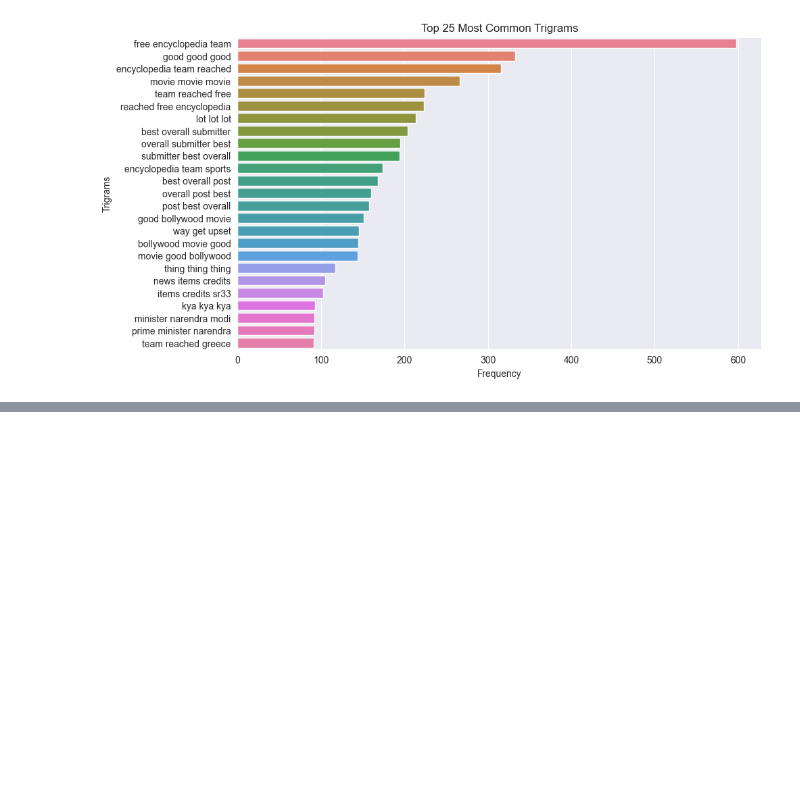
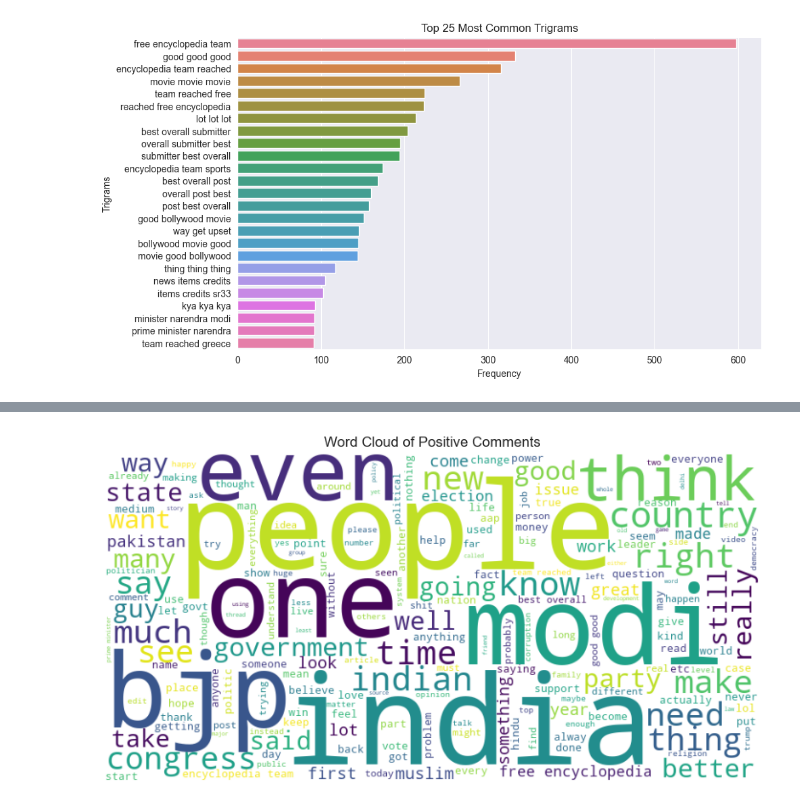
Before and after one commit to samuel-oluwemimo/youtube_sentiment_analysis, a Jupyter notebook: notebooks/01_E.D.A_&_Preprocessing.ipynb, the cells around one changed output, grey strips where cells are left out. Drawn from its saved outputs; the diff is of its cells as text; code cells hidden in the pictures; blank space fills up the shorter version.

```diff
--- a/notebooks/01_E.D.A_&_Preprocessing.ipynb
+++ b/notebooks/01_E.D.A_&_Preprocessing.ipynb
@@ -333,0 +386,4 @@ plt.show()
+# %%
+plot_wordcloud(df[df['category'] == 1]['clean_comment'], 'Word Cloud of Positive Comments')
+# %% [output]
+[figure, added]
```
Also changed, not shown: parts of 10 cells of this notebook.
